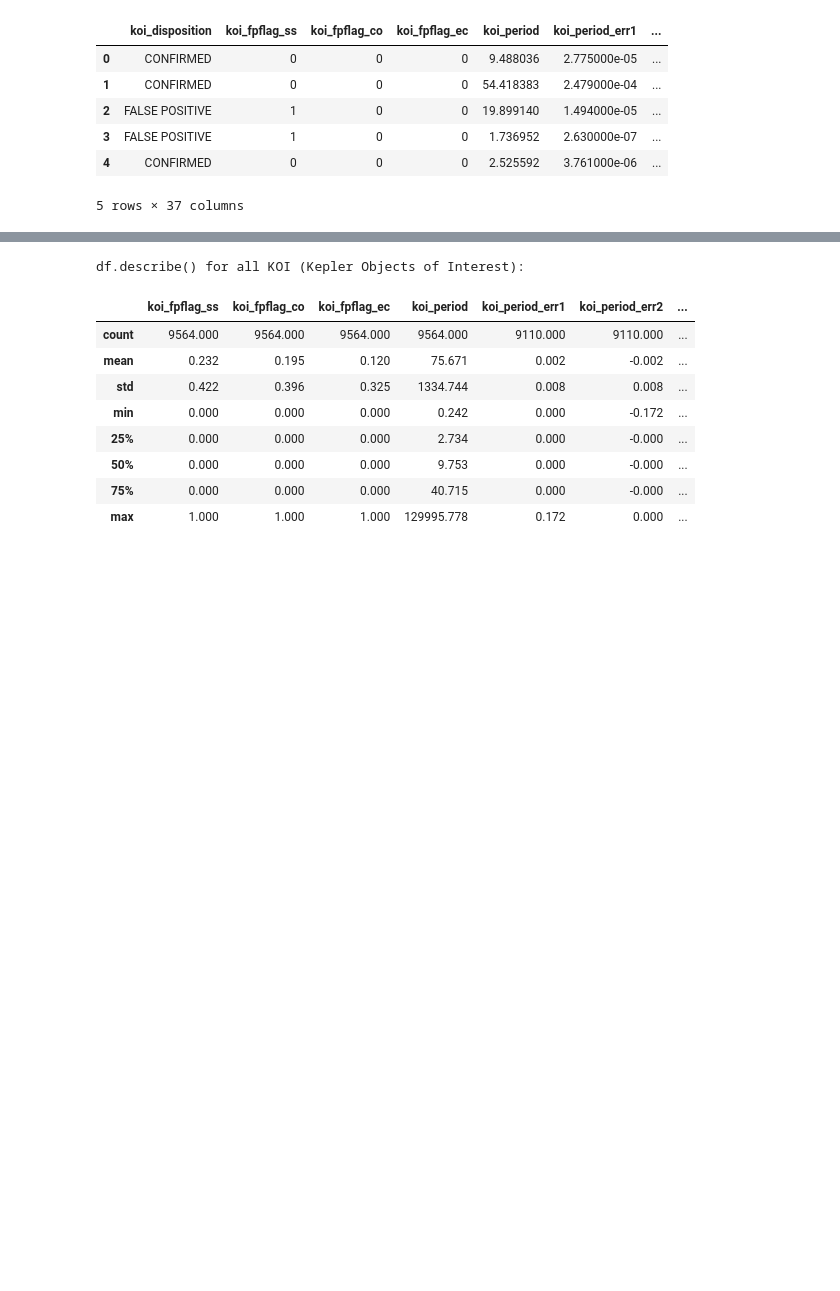
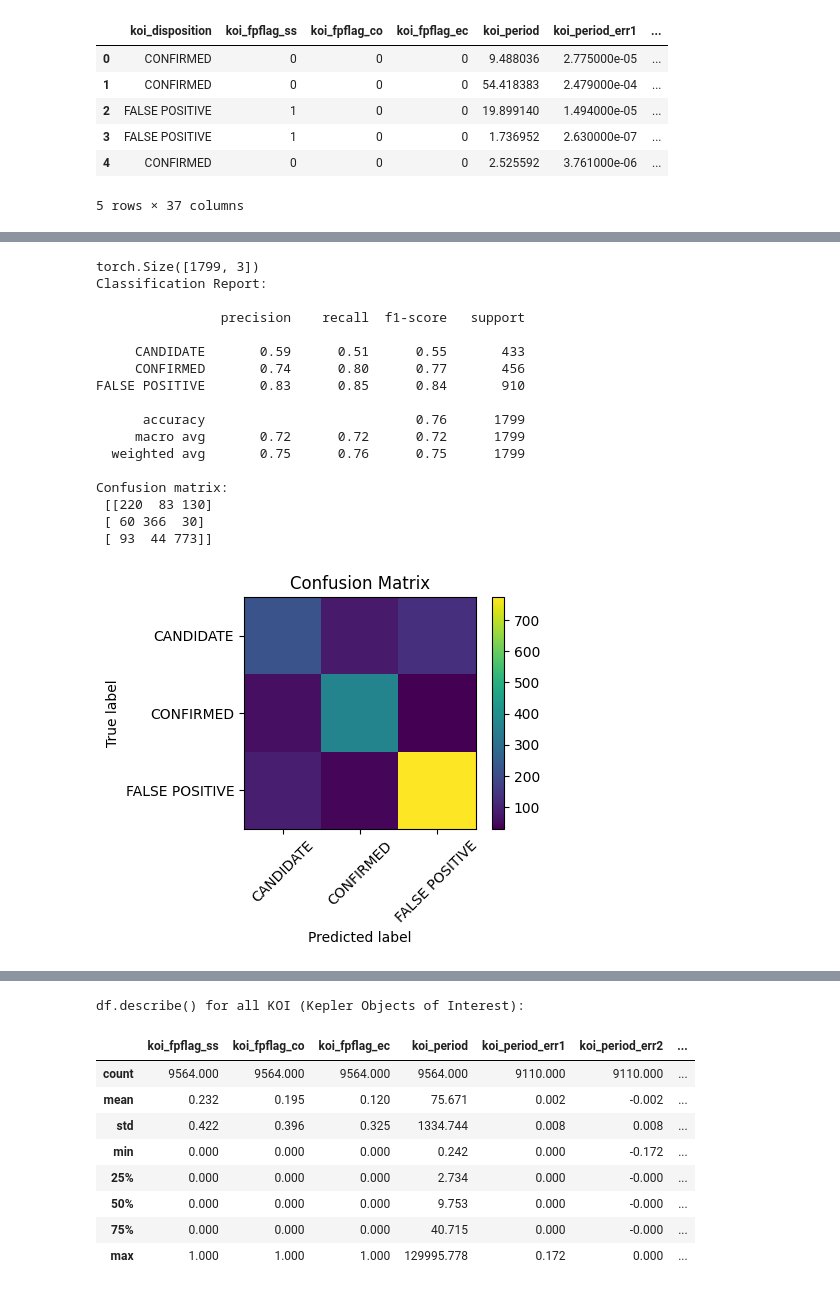
Before and after one commit to lily-swan/DS-9000-project, a Jupyter notebook: analysis.ipynb, the cells around one changed output, grey strips where cells are left out. Drawn from its saved outputs; the diff is of its cells as text; code cells hidden in the pictures; blank space fills up the shorter version.

Commit message:
add test models

```diff
--- a/analysis.ipynb
+++ b/analysis.ipynb
@@ -140,0 +154,3 @@ df.head()
+# %%
+df = df.dropna(how="any", axis=0)
+print(df.shape)
@@ -140,0 +263,8 @@ df.head()
+# %%
+from xgboost import XGBClassifier
+from sklearn.preprocessing import LabelEncoder
+
+le = LabelEncoder()
+le.fit(y_train)
+y_train = le.transform(y_train)
+y_test = le.transform(y_test)
@@ -140,0 +377,9 @@ df.head()
+# %%
+X_train_t = torch.tensor(X_train.values, dtype=torch.float32)
+y_train_t = torch.tensor(y_train, dtype=torch.long)
+X_test_t = torch.tensor(X_test.values, dtype=torch.float32)
+y_test_t = torch.tensor(y_test, dtype=torch.long)
+
+train_loader = DataLoader(
+    TensorDataset(X_train_t, y_train_t), batch_size=32, shuffle=True
+)
@@ -140,0 +472,53 @@ df.head()
+# %%
+model.eval()
+with torch.no_grad():
+    logits = model(X_test_t)
+    print(logits.shape)
+    preds = torch.argmax(logits, dim=1).cpu().numpy().flatten()
+    y_true = y_test_t.cpu().numpy()
+
+print("Classification Report:\n")
+print(
+    classification_report(y_true, preds, target_names=le.inverse_transform([0, 1, 2]))
+)
+
+# Confusion matrix
+cm = confusion_matrix(y_true, preds)
+print("Confusion matrix:\n", cm)
+
+# Plot confusion matrix using matplotlib (one plot per cell as requested)
+plt.figure(figsize=(5, 4))
+plt.imshow(cm, interpolation="nearest")
+plt.title("Confusion Matrix")
+plt.xlabel("Predicted label")
+plt.ylabel("True label")
+plt.colorbar()
+plt.xticks(
+    np.arange(len(le.inverse_transform([0, 1, 2]))),
+    le.inverse_transform([0, 1, 2]),
+    rotation=45,
+)
+plt.yticks(
+    np.arange(len(le.inverse_transform([0, 1, 2]))), le.inverse_transform([0, 1, 2])
+)
+plt.tight_layout()
+plt.show()
+# %% [output]
+torch.Size([1799, 3])
+Classification Report:
+
+                precision    recall  f1-score   support
+
+     CANDIDATE       0.59      0.51      0.55       433
+     CONFIRMED       0.74      0.80      0.77       456
+FALSE POSITIVE       0.83      0.85      0.84       910
+
+      accuracy                           0.76      1799
+     macro avg       0.72      0.72      0.72      1799
+  weighted avg       0.75      0.76      0.75      1799
+
+Confusion matrix:
+ [[220  83 130]
+ [ 60 366  30]
+ [ 93  44 773]]
+[figure, added]
```
Also changed, not shown: parts of 21 cells of this notebook, 1 other file.
